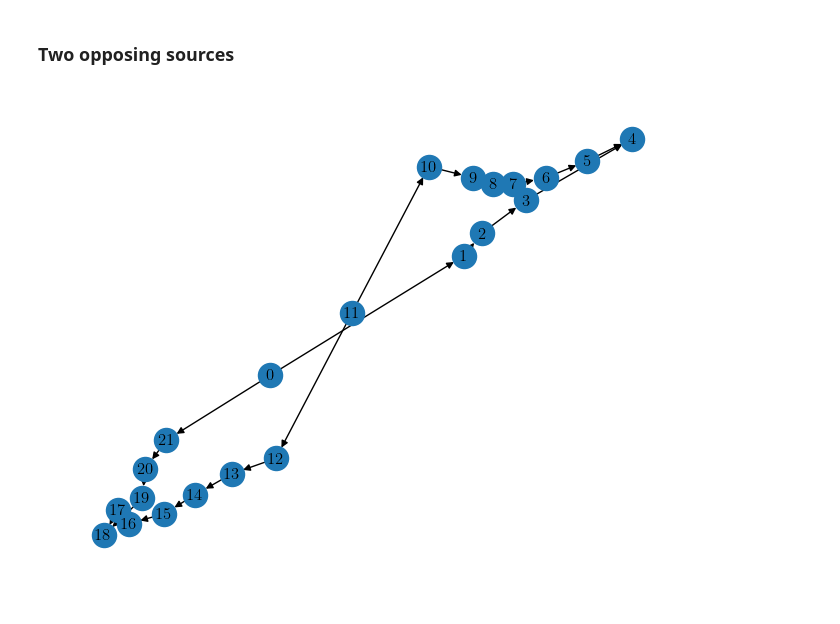
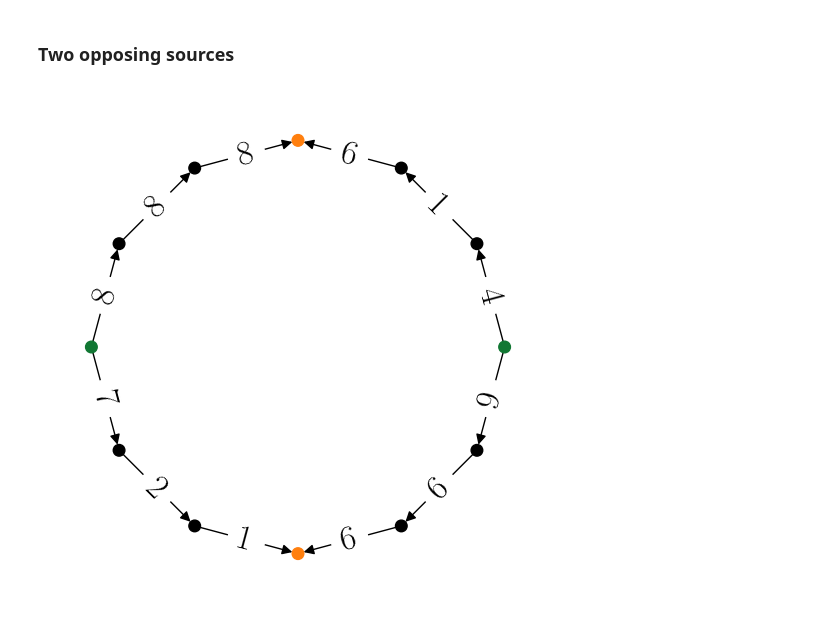
Before and after one commit to bdjones13/MRC2024, a Jupyter notebook: cycleExperiments.ipynb, the cells around one changed output. Cells and saved outputs as stored; diff of their text form; code cells hidden in the pictures.

```diff
--- a/cycleExperiments.ipynb
+++ b/cycleExperiments.ipynb
@@ -770,37 +757,56 @@ dgmwtnotcycle # One cycle persists indefinitely!
 # %% [markdown]
 ### Two opposing sources
 # %%
-# Example with 22 vertices, sources at 0 and 11, sinks at 4 and 18
-numVerts = 22
+# Example with 12 vertices, sources at 0 and 6, sinks at 3 and 9
+saveFig = 1 # if 1, save; if 0, don't save
+
+numVerts = 12
 source1 = 0
-sink1 = 4
-source2 = 11
-sink2 = 18
+sink1 = 3
+source2 = 6
+sink2 = 9
 Gtwosource = nx.cycle_graph(numVerts, create_using=nx.DiGraph)
 Gtwosource = weight_graph(Gtwosource, np.random.randint, 1, 10)
 
 weightDict = nx.get_edge_attributes(Gtwosource, 'weight')
 
 # Swap direction between sink1 and source2
 for k in range(sink1, source2, 1):
     node1 = k
     node2 = (k+1)%numVerts
 
     current_weight = weightDict[(node1, node2)] # keeping current weights; could generate new random weights
 
     Gtwosource.remove_edge(node1, node2)
     Gtwosource.add_edge(node2, node1, weight=current_weight)
 
 # Swap direction between sink2 and source1
 for k in range(sink2, numVerts, 1):
     node1 = k
     node2 = (k+1)%numVerts
 
     current_weight = weightDict[(node1, node2)] # keeping current weights; could generate new random weights
 
     Gtwosource.remove_edge(node1, node2)
     Gtwosource.add_edge(node2, node1, weight=current_weight)
+
+
+# Draw cycle graph
+pos = nx.circular_layout(Gtwosource)
+plt.figure(figsize=(5, 5))
+edge_labels = nx.get_edge_attributes(Gtwosource, 'weight')
+# set node colors
+nx.set_node_attributes(Gtwosource, {source1: '#117733', source2: '#117733', sink1: '#ff7f0e', sink2: '#ff7f0e'}, name='color')
+for node in Gtwosource.nodes:
+    if 'color' not in Gtwosource.nodes[node]:
+        Gtwosource.nodes[node]['color'] = 'black'
+node_colors = [Gtwosource.nodes[node]['color'] for node in Gtwosource.nodes]
+
+nx.draw(Gtwosource, pos, edge_color='black', node_color=node_colors, node_size=70, arrowsize=15, width=1)
+nx.draw_networkx_edge_labels(Gtwosource, pos, edge_labels=edge_labels, font_size=25, label_pos=0.5, font_color='black')
+
+if saveFig == 1:
+    figFileName = "wgt_" + str(numVerts) + "_twoSources.pdf";
+    plt.savefig(figFileName)
+# %% [output]
+[figure, added]
-# %%
-nx.draw(Gtwosource, with_labels="True")
-# %% [output]
-[figure, removed]
```
Also changed, not shown: parts of 31 cells of this notebook.
